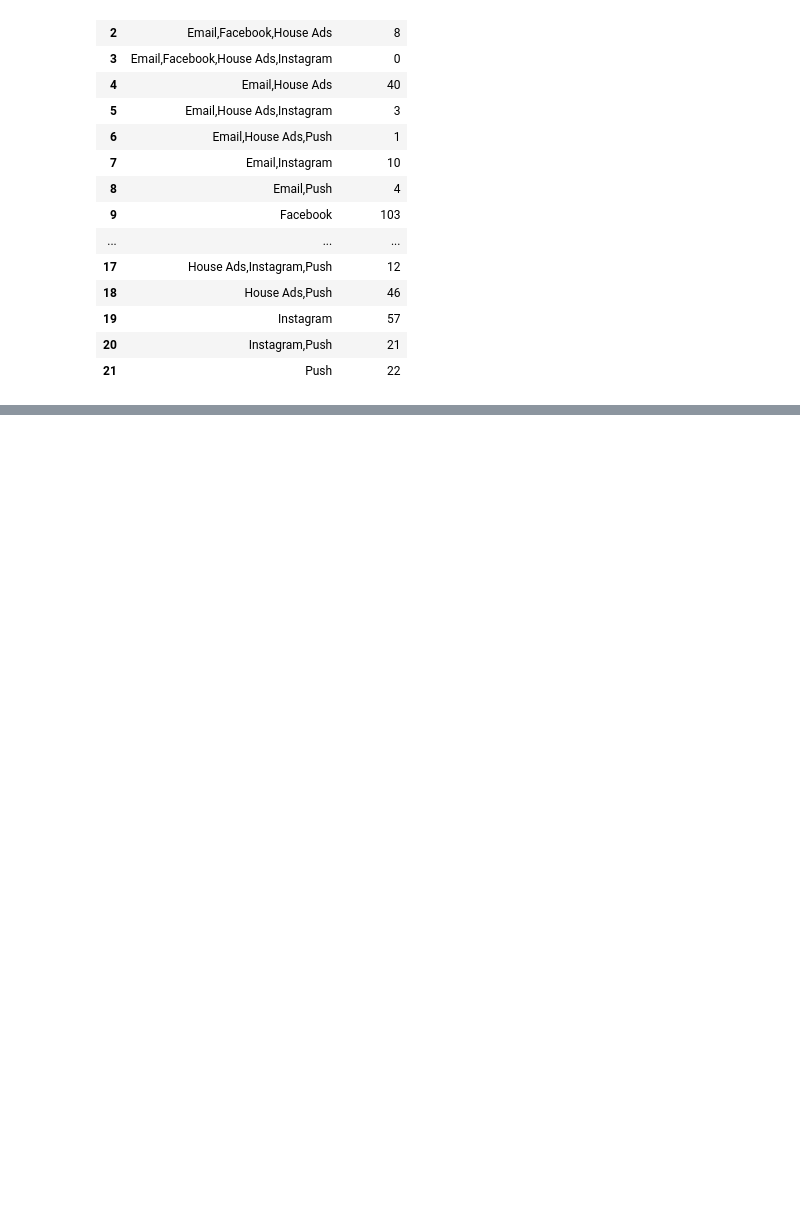
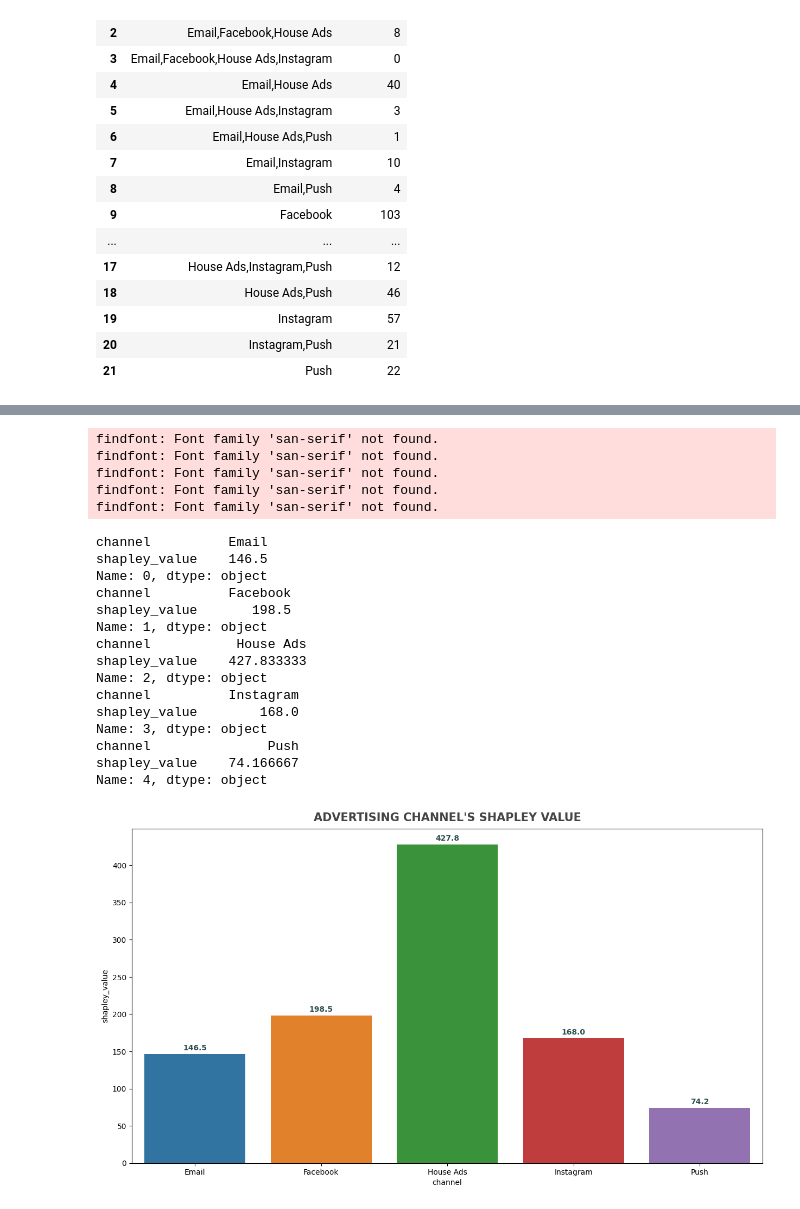
Before and after one commit to kevinva/hoho_python_bigdata_ml, a Jupyter notebook: data_science/attribution_analysis/hoho_shapley_value_attribution.ipynb, the cells around one changed output, grey strips where cells are left out. Cells and saved outputs as stored; diff of their text form; code cells hidden in the pictures; blank space fills up the shorter version.

Commit message:
done shapley value demo

```diff
--- a/data_science/attribution_analysis/hoho_shapley_value_attribution.ipynb
+++ b/data_science/attribution_analysis/hoho_shapley_value_attribution.ipynb
@@ -143,0 +162,14 @@ def subsets(s):
+# %%
+def v_function(A, C_values):
+    subsets_of_A = subsets(A)
+    worth_of_A = 0
+    for subset in subsets_of_A:
+        if subset in C_values:
+            worth_of_A += C_values[subset] # 用多个渠道转化对应的次数表示合作博弈中这些渠道的合作价值
+    return worth_of_A
+# %%
+def factorial(n):
+    if n == 0:
+        return 1
+    else:
+        return n * factorial(n-1)
@@ -143,0 +217,2 @@ def subsets(s):
+# %%
+shapley_dict = calculate_shapley(data_lvl3, 'marketing_channel_subset', 'converted')
@@ -143,0 +228,2 @@ def subsets(s):
+# %%
+shapley_result = pd.DataFrame(list(shapley_dict.items()), columns=['channel', 'shapley_value'])
@@ -143,0 +239,34 @@ def subsets(s):
+# %%
+plt.subplots(figsize = (15, 8))
+s = sns.barplot(x = 'channel', y = 'shapley_value', data = shapley_result)
+
+for idx, row in shapley_result.iterrows():
+    print(f"{row}")
+    s.text(row.name, row.shapley_value + 5, round(row.shapley_value,1), ha='center', color='darkslategray', fontweight='semibold')
+plt.title("ADVERTISING CHANNEL'S SHAPLEY VALUE",
+          fontdict={'fontfamily': 'san-serif', 'fontsize': 15, 'fontweight': 'semibold', 'color':'#444444'},
+          loc='center',
+          pad=10)
+plt.show()
+# %% [output]
+findfont: Font family 'san-serif' not found.
+findfont: Font family 'san-serif' not found.
+findfont: Font family 'san-serif' not found.
+findfont: Font family 'san-serif' not found.
+findfont: Font family 'san-serif' not found.
+channel          Email
+shapley_value    146.5
+Name: 0, dtype: object
+channel          Facebook
+shapley_value       198.5
+Name: 1, dtype: object
+channel           House Ads
+shapley_value    427.833333
+Name: 2, dtype: object
+channel          Instagram
+shapley_value        168.0
+Name: 3, dtype: object
+channel               Push
+shapley_value    74.166667
+Name: 4, dtype: object
+[figure, added]
```
Also changed, not shown: parts of 8 cells of this notebook.
